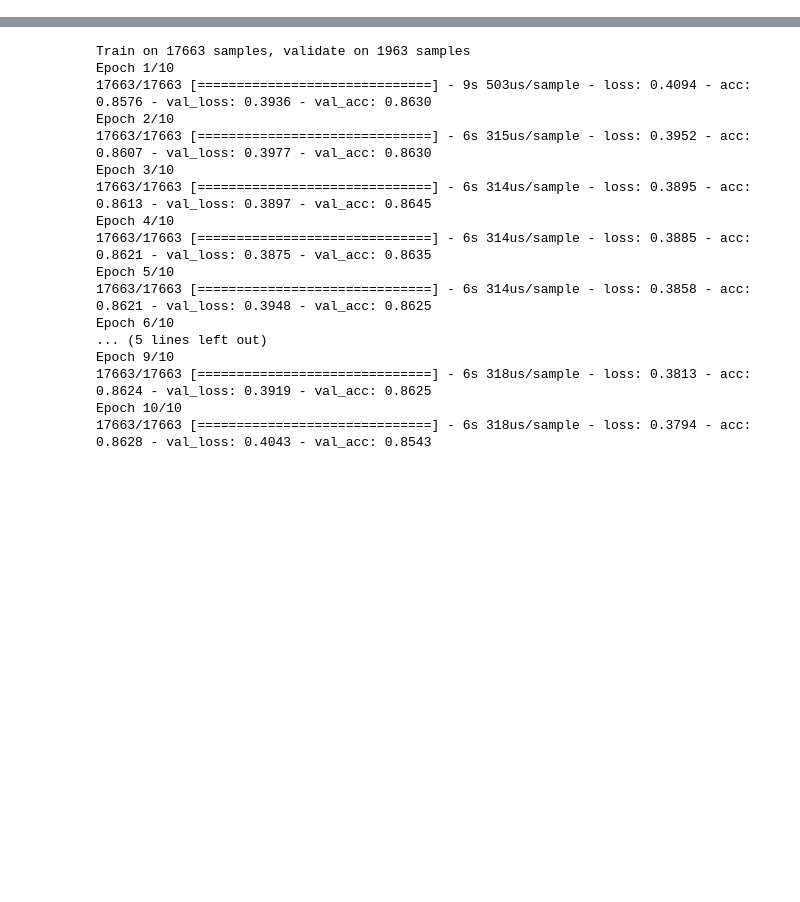
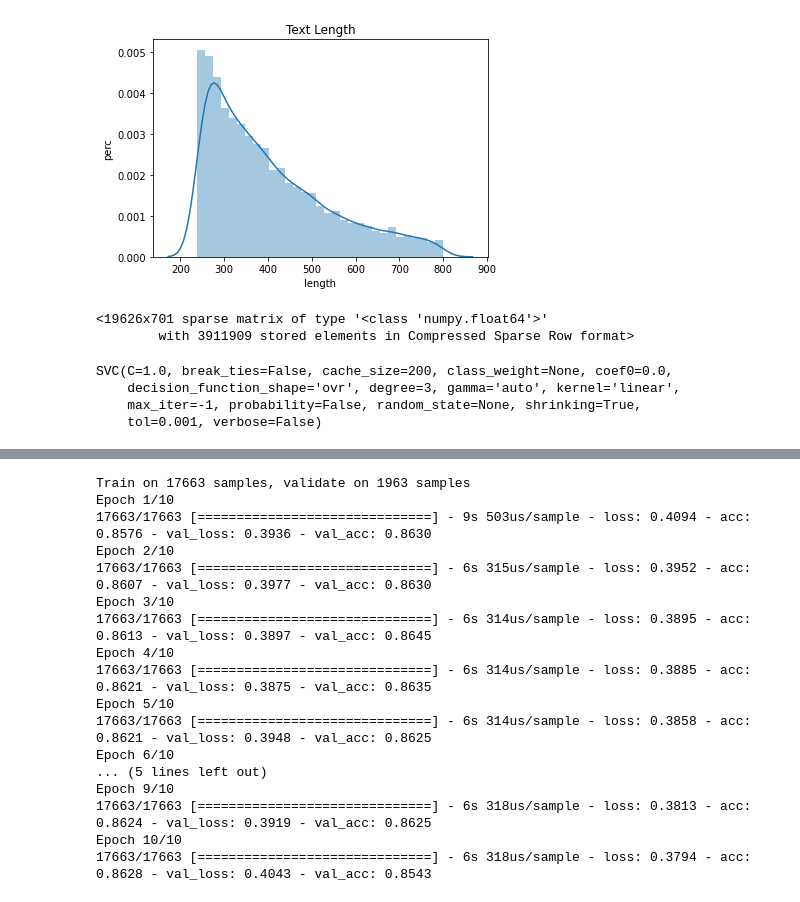
Before and after one commit to AlinMH/ds103-project, a Jupyter notebook: notebooks/fake_news.ipynb, the cells around one changed output, grey strips where cells are left out. Cells and saved outputs as stored; diff of their text form; code cells hidden in the pictures; blank space fills up the shorter version.

```diff
--- a/notebooks/fake_news.ipynb
+++ b/notebooks/fake_news.ipynb
@@ -71,3 +83,14 @@ Wall time: 25.4 s
+# %%
+fig, ax = plt.subplots(1)
+aux_series = df['text_clean'].apply(lambda x: len(x))
+aux_series = aux_series[aux_series.between(aux_series.quantile(.5), aux_series.quantile(.95))]
+sns.distplot(aux_series, ax=ax)
+ax.set_title('Text Length')
+ax.set_xlabel('length')
+ax.set_ylabel('perc')
+plt.show()
+# %% [output]
+[figure, added]
 # %%
 # char encoding
 SENT_SIZE = 100
@@ -142,0 +176,5 @@ y = df['y'].values
+# %%
+SVM_input
+# %% [output]
+<19626x701 sparse matrix of type '<class 'numpy.float64'>'
+        with 3911909 stored elements in Compressed Sparse Row format>
@@ -142,0 +183,8 @@ y = df['y'].values
+# %%
+svm = SVC(C=1.0, kernel='linear', degree=3, gamma='auto')
+svm.fit(SVM_input, y)
+# %% [output]
+SVC(C=1.0, break_ties=False, cache_size=200, class_weight=None, coef0=0.0,
+    decision_function_shape='ovr', degree=3, gamma='auto', kernel='linear',
+    max_iter=-1, probability=False, random_state=None, shrinking=True,
+    tol=0.001, verbose=False)
```
Also changed, not shown: parts of 23 cells of this notebook, 2 other files.
